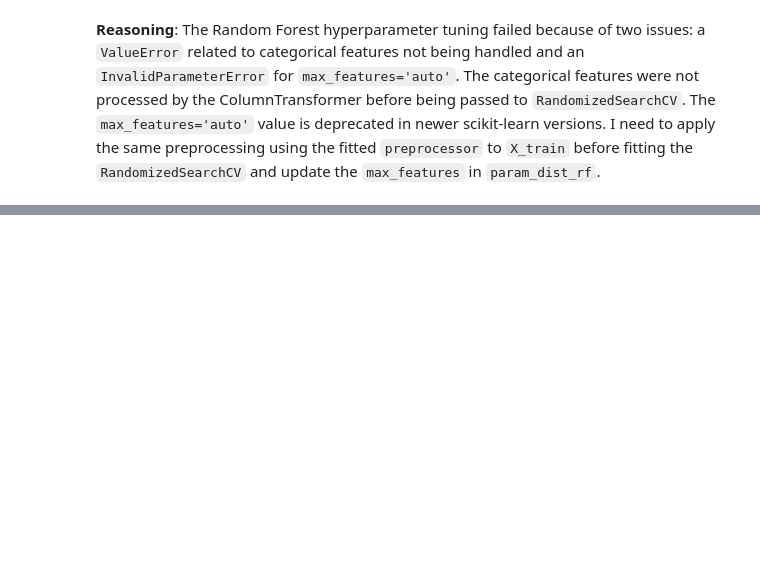
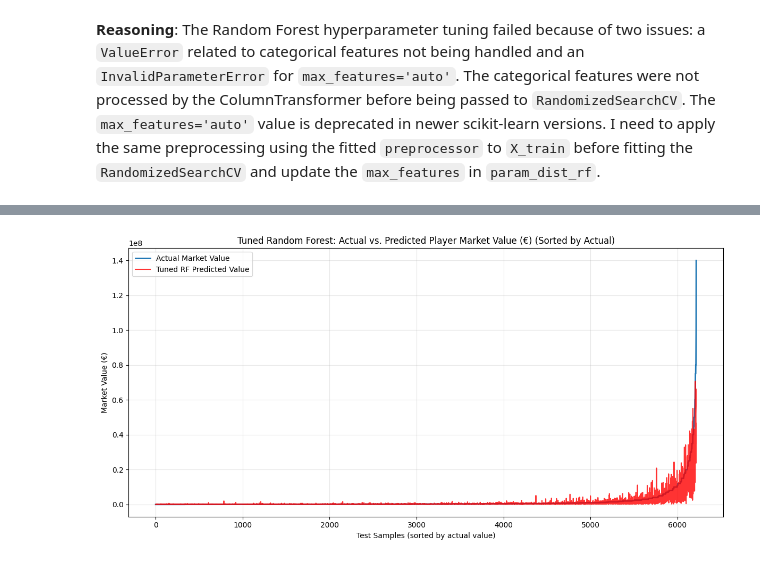
Before and after one commit to jsntj/jatj_footballtransfermarkt, a Jupyter notebook: final_model_jatj.ipynb, the cells around one changed output, grey strips where cells are left out. Cells and saved outputs as stored; diff of their text form; code cells hidden in the pictures; blank space fills up the shorter version.

```diff
--- a/final_model_jatj.ipynb
+++ b/final_model_jatj.ipynb
@@ -1720,0 +1735,93 @@ Fitting 3 folds for each of 10 candidates, totalling 30 fits
+# %%
+# --- Step 6: Visualization for Tuned Random Forest ---
+
+# 1. Actual vs. Predicted (on original scale for interpretability)
+inverse_y_test = np.expm1(y_test)
+inverse_y_pred_tuned_rf = np.expm1(y_pred_tuned_rf)
+
+df_tuned_rf_comp = pd.DataFrame({
+    'Actual (€)':    inverse_y_test,
+    'Predicted (€)': inverse_y_pred_tuned_rf
+}).sort_values('Actual (€)').reset_index(drop=True)
+
+plt.figure(figsize=(12, 6))
+plt.plot(df_tuned_rf_comp['Actual (€)'],    label='Actual Market Value',   lw=2)
+plt.plot(df_tuned_rf_comp['Predicted (€)'], label='Tuned RF Predicted Value', color='red', lw=1.5, alpha=0.8)
+plt.title('Tuned Random Forest: Actual vs. Predicted Player Market Value (€) (Sorted by Actual)')
+plt.xlabel('Test Samples (sorted by actual value)')
+plt.ylabel('Market Value (€)')
+plt.legend()
+plt.grid(alpha=0.3)
+plt.tight_layout()
+plt.show()
+
+
+# 2. Residuals vs. Predicted (on log scale)
+residuals_tuned_rf = y_test - y_pred_tuned_rf
+plt.figure(figsize=(8, 6))
+plt.scatter(y_pred_tuned_rf, residuals_tuned_rf, alpha=0.6, color='purple')
+plt.axhline(0, color='red', linestyle='--', linewidth=1.5)
+plt.title('Tuned Random Forest: Residuals vs. Predicted (Log Scale)')
+plt.xlabel('Predicted Market Value (log scale)')
+plt.ylabel('Residuals')
+plt.grid(True)
+plt.tight_layout()
+plt.show()
+
+
+# 3. Error Distribution (Histogram) (on log scale)
+plt.figure(figsize=(8, 6))
+sns.histplot(residuals_tuned_rf, bins=30, kde=True, color='orange')
+plt.axvline(0, color='black', linestyle='--', linewidth=1)
+plt.title('Tuned Random Forest: Distribution of Prediction Errors (Log Scale)')
+plt.xlabel('Prediction Error (Actual – Predicted)')
+plt.tight_layout()
+plt.show()
+
+
+# --- Step 7: Visualization for Tuned XGBoost ---
+
+# 1. Actual vs. Predicted (on original scale for interpretability)
+inverse_y_test = np.expm1(y_test)
+inverse_y_pred_tuned_xgb = np.expm1(y_pred_tuned_xgb)
+
+df_tuned_xgb_comp = pd.DataFrame({
+    'Actual (€)':    inverse_y_test,
+    'Predicted (€)': inverse_y_pred_tuned_xgb
+}).sort_values('Actual (€)').reset_index(drop=True)
+
+plt.figure(figsize=(12, 6))
+plt.plot(df_tuned_xgb_comp['Actual (€)'],    label='Actual Market Value',   lw=2)
+plt.plot(df_tuned_xgb_comp['Predicted (€)'], label='Tuned XGBoost Predicted Value', color='red', lw=1.5, alpha=0.8)
+plt.title('Tuned XGBoost: Actual vs. Predicted Player Market Value (€) (Sorted by Actual)')
+plt.xlabel('Test Samples (sorted by actual value)')
+plt.ylabel('Market Value (€)')
+plt.legend()
+plt.grid(alpha=0.3)
+plt.tight_layout()
+plt.show()
+
+
+# 2. Residuals vs. Predicted (on log scale)
+residuals_tuned_xgb = y_test - y_pred_tuned_xgb
+plt.figure(figsize=(8, 6))
+plt.scatter(y_pred_tuned_xgb, residuals_tuned_xgb, alpha=0.6, color='purple')
+plt.axhline(0, color='red', linestyle='--', linewidth=1.5)
+plt.title('Tuned XGBoost: Residuals vs. Predicted (Log Scale)')
+plt.xlabel('Predicted Market Value (log scale)')
+plt.ylabel('Residuals')
+plt.grid(True)
+plt.tight_layout()
+plt.show()
+
+
+# 3. Error Distribution (Histogram) (on log scale)
+plt.figure(figsize=(8, 6))
+sns.histplot(residuals_tuned_xgb, bins=30, kde=True, color='orange')
+plt.axvline(0, color='black', linestyle='--', linewidth=1)
+plt.title('Tuned XGBoost: Distribution of Prediction Errors (Log Scale)')
+plt.xlabel('Prediction Error (Actual – Predicted)')
+plt.tight_layout()
+plt.show()
+# %% [output]
+[figure, added]
```
Also changed, not shown: parts of 26 cells of this notebook.
